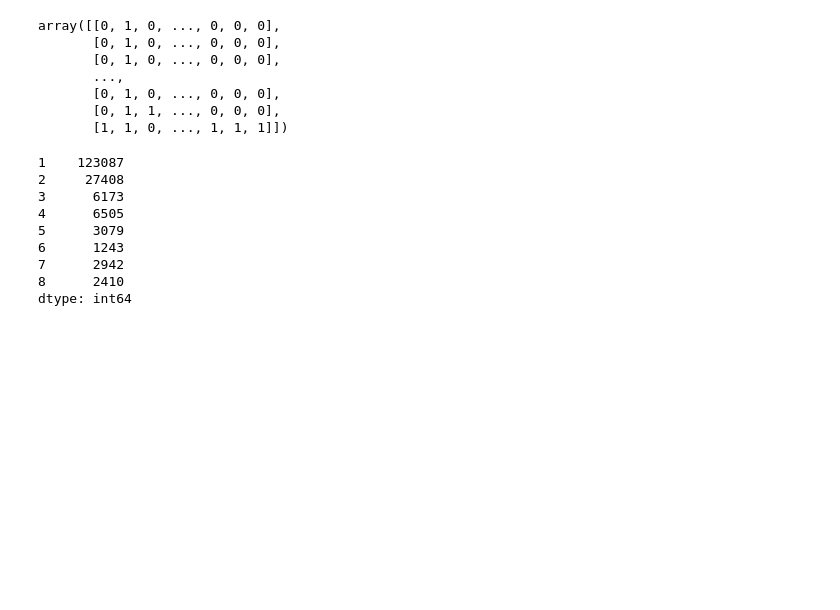
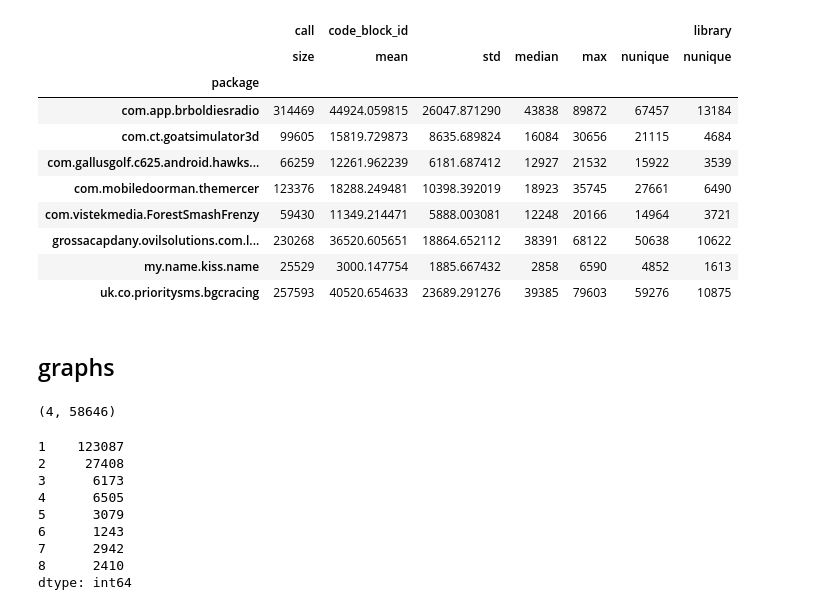
Before and after one commit to davidzyx/HinDroid, a Jupyter notebook: notebooks/feature_extraction.ipynb, the cells around one changed output. Cells and saved outputs as stored; diff of their text form; code cells hidden in the pictures; blank space fills up the shorter version.

```diff
--- a/notebooks/feature_extraction.ipynb
+++ b/notebooks/feature_extraction.ipynb
@@ -107,2 +48,3 @@ class SmaliHIN():
 # %%
 APPS_DIR = './../data/apps'
+APPS_DIR = '/Volumes/exf/HinDroid/data/apps'
@@ -109,2 +53,9 @@ APPS_DIR = './../data/apps'
 # %%
 hin = SmaliHIN(APPS_DIR)
+# %%
+apps = [a for a in hin.apps.values()]
+# %%
+for a in apps:
+    a.info['package'] = a.package
+# %%
+df = pd.concat([a.info for a in apps], ignore_index=True)
@@ -111,15 +99,29 @@ hin = SmaliHIN(APPS_DIR)
+# %%
+df.groupby('package').agg({
+    'call': 'size',
+    'library': 'nunique',
+    'code_block_id': ['mean', 'std', 'median', 'max', 'nunique'],
+})
+# %% [output]
+|  | call | code_block_id |  |  |  |  | library |
+|  | size | mean | std | median | max | nunique | nunique |
+| package |  |  |  |  |  |  |  |
+| com.app.brboldiesradio | 314469 | 44924.059815 | 26047.871290 | 43838 | 89872 | 67457 | 13184 |
+| com.ct.goatsimulator3d | 99605 | 15819.729873 | 8635.689824 | 16084 | 30656 | 21115 | 4684 |
+| com.gallusgolf.c625.android.hawks... | 66259 | 12261.962239 | 6181.687412 | 12927 | 21532 | 15922 | 3539 |
+| com.mobiledoorman.themercer | 123376 | 18288.249481 | 10398.392019 | 18923 | 35745 | 27661 | 6490 |
+| com.vistekmedia.ForestSmashFrenzy | 59430 | 11349.214471 | 5888.003081 | 12248 | 20166 | 14964 | 3721 |
+| grossacapdany.ovilsolutions.com.l... | 230268 | 36520.605651 | 18864.652112 | 38391 | 68122 | 50638 | 10622 |
+| my.name.kiss.name | 25529 | 3000.147754 | 1885.667432 | 2858 | 6590 | 4852 | 1613 |
+| uk.co.prioritysms.bgcracing | 257593 | 40520.654633 | 23689.291276 | 39385 | 79603 | 59276 | 10875 |
+# %% [markdown]
+## graphs
 # %%
 A_mat = hin.construct_graph_A()
 # %%
-A_mat
+A_mat.shape
 # %% [output]
-array([[0, 1, 0, ..., 0, 0, 0],
-       [0, 1, 0, ..., 0, 0, 0],
-       [0, 1, 0, ..., 0, 0, 0],
-       ...,
-       [0, 1, 0, ..., 0, 0, 0],
-       [0, 1, 1, ..., 0, 0, 0],
-       [1, 1, 0, ..., 1, 1, 1]])
+(4, 58646)
 # %%
 pd.Series(A_mat.sum(axis=0)).value_counts().sort_index()
 # %% [output]
```
Also changed, not shown: parts of 9 cells of this notebook, 3 other files.
